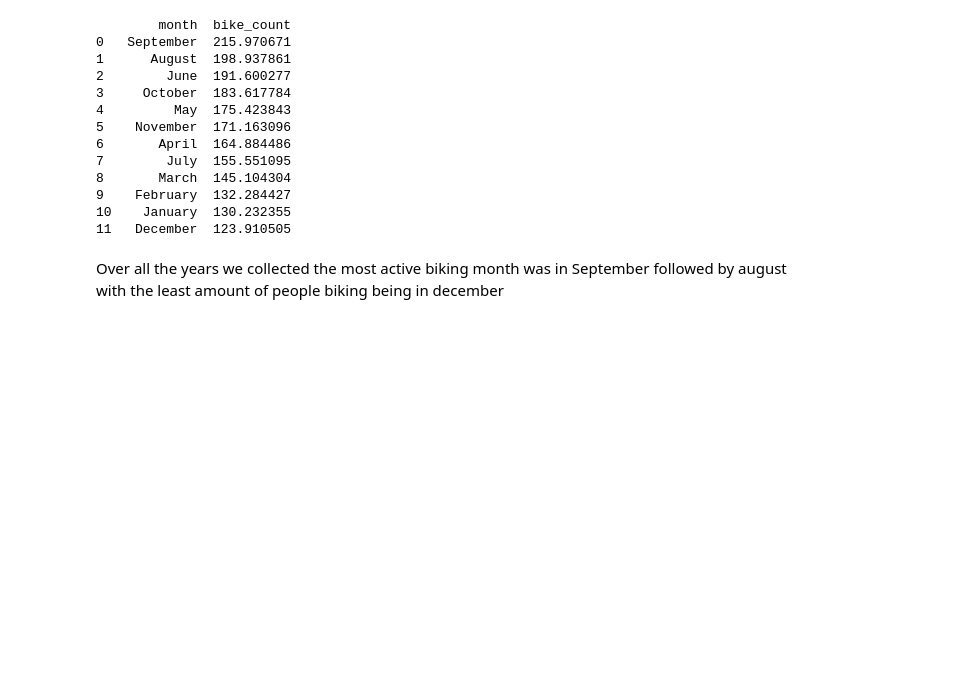
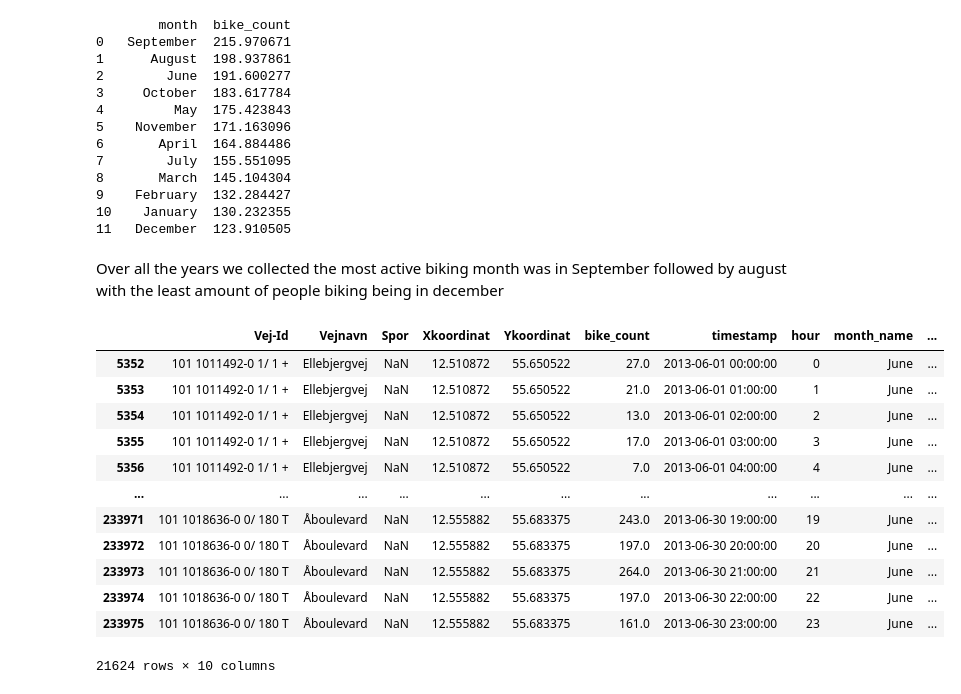
Before and after one commit to Flurry58/BigDataProject, a Jupyter notebook: NewDataSet.ipynb, the cells around one changed output. Drawn from its saved outputs; the diff is of its cells as text; code cells hidden in the pictures; blank space fills up the shorter version.

```diff
--- a/NewDataSet.ipynb
+++ b/NewDataSet.ipynb
@@ -234,3 +234,22 @@ print(top_months)
 11   December  123.910505
 # %% [markdown]
 Over all the years we collected the most active biking month was in September followed by august with the least amount of people biking being in december
+# %%
+df_year = df_fixed_bikes[2013].copy()
+df_year["month_name"] = df_year["timestamp"].dt.strftime("%B")
+df_month = df_year[df_year["month_name"] == "June"].copy()
+df_month
+# %% [output]
+|  | Vej-Id | Vejnavn | Spor | Xkoordinat | Ykoordinat | bike_count | timestamp | hour | month_name | ... |
+| 5352 | 101 1011492-0 1/ 1 + | Ellebjergvej | NaN | 12.510872 | 55.650522 | 27.0 | 2013-06-01 00:00:00 | 0 | June | ... |
+| 5353 | 101 1011492-0 1/ 1 + | Ellebjergvej | NaN | 12.510872 | 55.650522 | 21.0 | 2013-06-01 01:00:00 | 1 | June | ... |
+| 5354 | 101 1011492-0 1/ 1 + | Ellebjergvej | NaN | 12.510872 | 55.650522 | 13.0 | 2013-06-01 02:00:00 | 2 | June | ... |
+| 5355 | 101 1011492-0 1/ 1 + | Ellebjergvej | NaN | 12.510872 | 55.650522 | 17.0 | 2013-06-01 03:00:00 | 3 | June | ... |
+| 5356 | 101 1011492-0 1/ 1 + | Ellebjergvej | NaN | 12.510872 | 55.650522 | 7.0 | 2013-06-01 04:00:00 | 4 | June | ... |
+| ... | ... | ... | ... | ... | ... | ... | ... | ... | ... | ... |
+| 233971 | 101 1018636-0 0/ 180 T | Åboulevard | NaN | 12.555882 | 55.683375 | 243.0 | 2013-06-30 19:00:00 | 19 | June | ... |
+| 233972 | 101 1018636-0 0/ 180 T | Åboulevard | NaN | 12.555882 | 55.683375 | 197.0 | 2013-06-30 20:00:00 | 20 | June | ... |
+| 233973 | 101 1018636-0 0/ 180 T | Åboulevard | NaN | 12.555882 | 55.683375 | 264.0 | 2013-06-30 21:00:00 | 21 | June | ... |
+| 233974 | 101 1018636-0 0/ 180 T | Åboulevard | NaN | 12.555882 | 55.683375 | 197.0 | 2013-06-30 22:00:00 | 22 | June | ... |
+| 233975 | 101 1018636-0 0/ 180 T | Åboulevard | NaN | 12.555882 | 55.683375 | 161.0 | 2013-06-30 23:00:00 | 23 | June | ... |
+21624 rows × 10 columns
```
